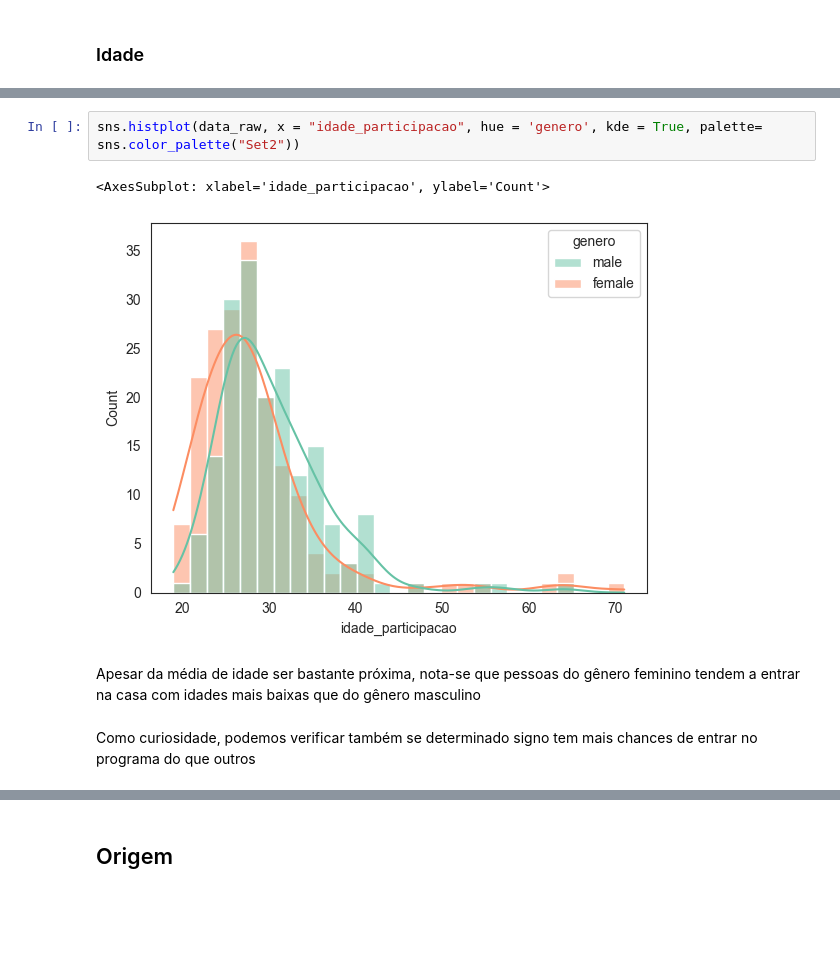
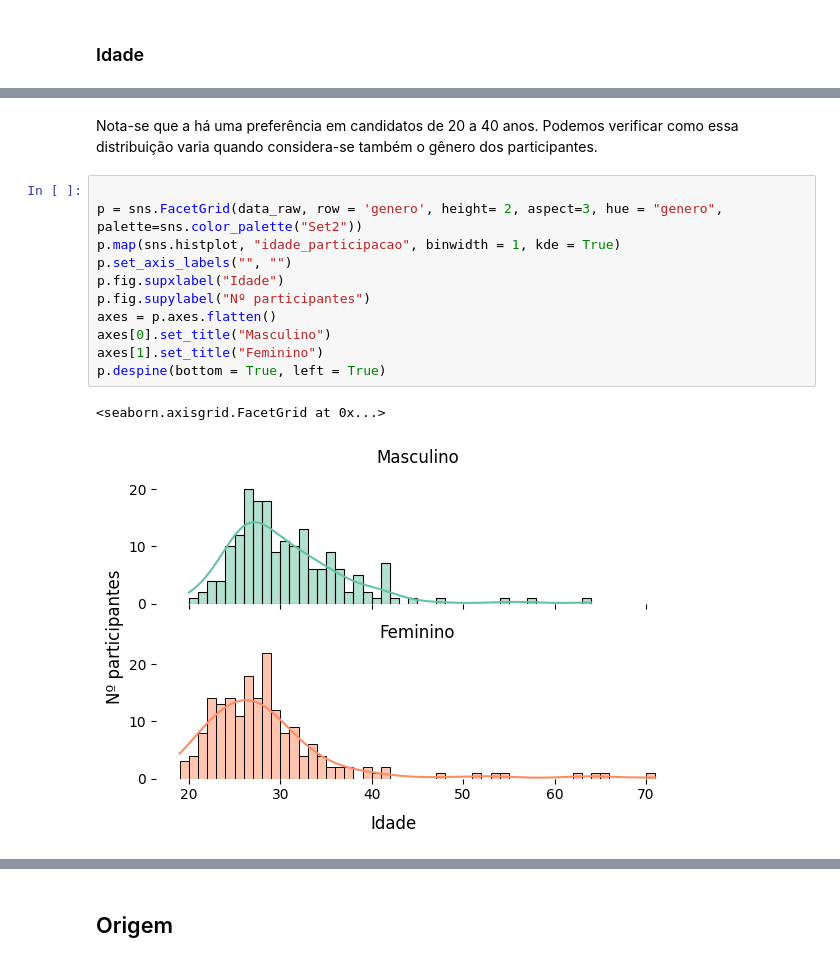
Before and after one commit to souzadecarlos/analise_bbb, a Jupyter notebook: main.ipynb, the cells around one changed output, grey strips where cells are left out. Drawn from its saved outputs; the diff is of its cells as text; blank space fills up the shorter version.

```diff
--- a/main.ipynb
+++ b/main.ipynb
@@ -90,9 +102,16 @@ sns.despine(left = True, bottom = True)
-# %%
-sns.histplot(data_raw, x = "idade_participacao", hue = 'genero', kde = True, palette= sns.color_palette("Set2"))
-# %% [output]
-<AxesSubplot: xlabel='idade_participacao', ylabel='Count'>
-[figure, removed]
-# %% [markdown]
-Apesar da média de idade ser bastante próxima, nota-se que pessoas do gênero feminino tendem a entrar na casa com idades mais baixas que do gênero masculino
-# %% [markdown]
-Como curiosidade, podemos verificar também se determinado signo tem mais chances de entrar no programa do que outros
+# %% [markdown]
+Nota-se que a há uma preferência em candidatos de 20 a 40 anos. Podemos verificar como essa distribuição varia quando considera-se também o gênero dos participantes.
+# %%
+
+p = sns.FacetGrid(data_raw, row = 'genero', height= 2, aspect=3, hue = "genero", palette=sns.color_palette("Set2"))
+p.map(sns.histplot, "idade_participacao", binwidth = 1, kde = True)
+p.set_axis_labels("", "")
+p.fig.supxlabel("Idade")
+p.fig.supylabel("Nº participantes")
+axes = p.axes.flatten()
+axes[0].set_title("Masculino")
+axes[1].set_title("Feminino")
+p.despine(bottom = True, left = True)
+# %% [output]
+<seaborn.axisgrid.FacetGrid at 0x...>
+[figure, added]
```
Also changed, not shown: parts of 35 cells of this notebook, 19 other files.
